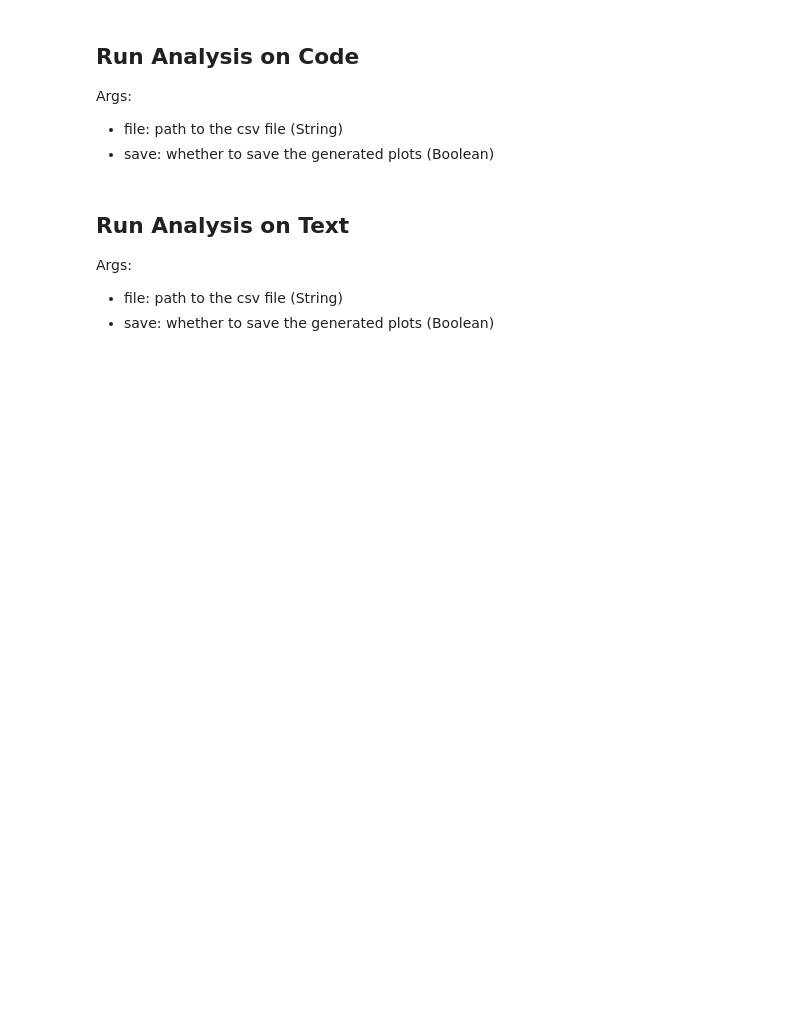
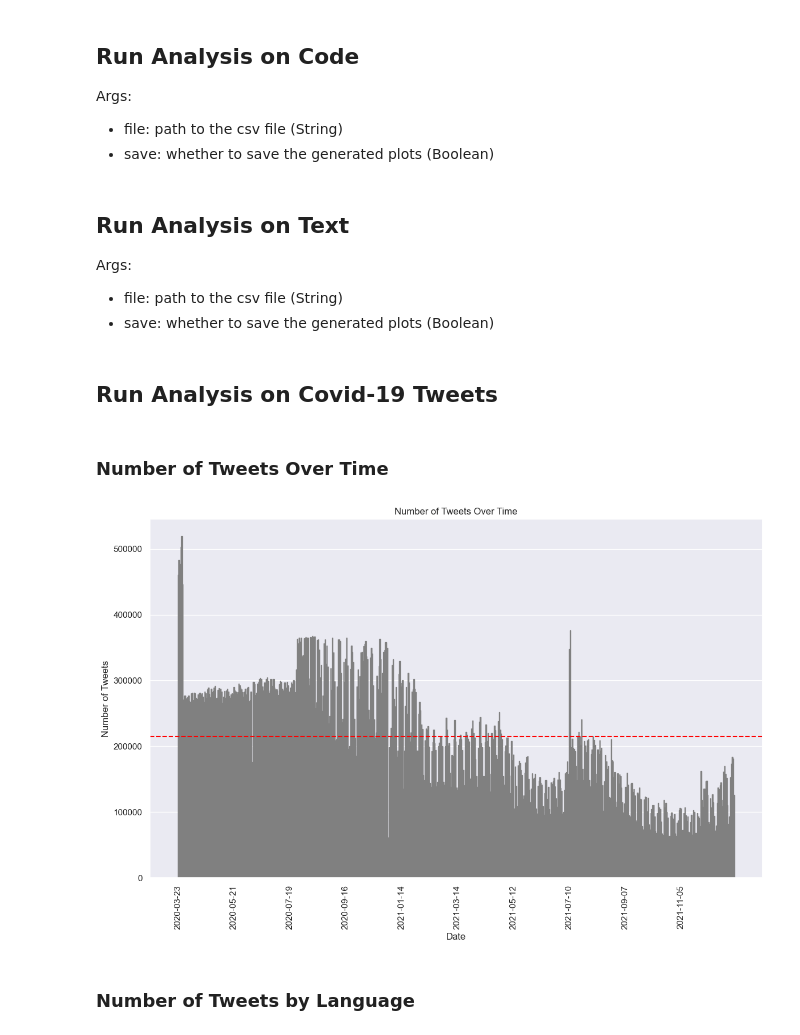
Before and after one commit to sferez/Noisy_Entropy_in_Languages, a Jupyter notebook: src/analysis/data-analysis.ipynb, the cells around one changed output. Cells and saved outputs as stored; diff of their text form; code cells hidden in the pictures; blank space fills up the shorter version.

```diff
--- a/src/analysis/data-analysis.ipynb
+++ b/src/analysis/data-analysis.ipynb
@@ -34,3 +72,5 @@ Args:
 run_text_analysis(
     file = "../../data/books/alice29.txt",
     save=True)
+# %% [markdown]
+## Run Analysis on Covid-19 Tweets
@@ -36,0 +90,45 @@ run_text_analysis(
+# %%
+for subdir_name in os.listdir(directory_path):
+    subdir_path = os.path.join(directory_path, subdir_name)
+
+    if os.path.isdir(subdir_path) and "_by_" in subdir_name:
+        language = subdir_name.split('_by_')[-1]
+
+        for filename in os.listdir(subdir_path):
+            if filename.endswith('.csv'):
+                file_path = os.path.join(subdir_path, filename)
+
+                # Use the subprocess module to run the wc -l command and get the number of lines
+                result = subprocess.run(['wc', '-l', file_path], stdout=subprocess.PIPE)
+                num_lines = int(result.stdout.split()[0])
+
+                date = filename[:-4]
+
+                dates.append(date)
+                lines_count.append(num_lines)
+                languages.append(language)
+# %%
+df = pd.DataFrame({
+    'Date': dates,
+    'Number_of_Tweets': lines_count,
+    'Language': languages
+})
+df.sort_values(by='Date', inplace=True)
+# %% [markdown]
+### Number of Tweets Over Time
+# %%
+plt.figure(figsize=(12, 8))
+df_ = df.groupby('Date')['Number_of_Tweets'].sum().reset_index()
+sns.barplot(data=df_, x='Date', y='Number_of_Tweets', color='gray', edgecolor='gray')
+plt.axhline(df_['Number_of_Tweets'].mean(), color='red', linestyle='--')
+plt.title('Number of Tweets Over Time')
+plt.ylabel('Number of Tweets')
+plt.xlabel('Date')
+plt.xticks(rotation=90)
+plt.locator_params(axis='x', nbins=10)
+plt.tight_layout()
+plt.show()
+# %% [output]
+[figure, added]
+# %% [markdown]
+### Number of Tweets by Language
```
Also changed, not shown: parts of 4 cells of this notebook.
